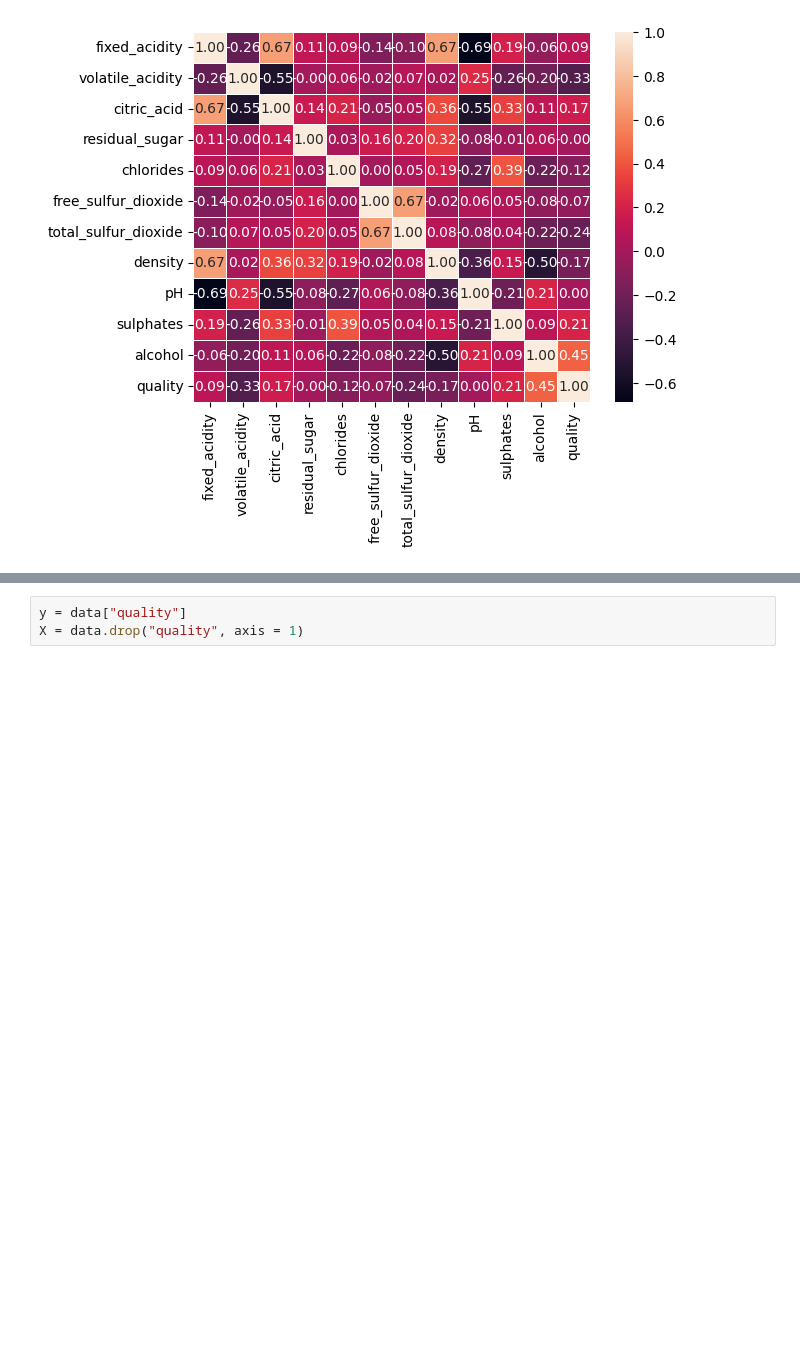
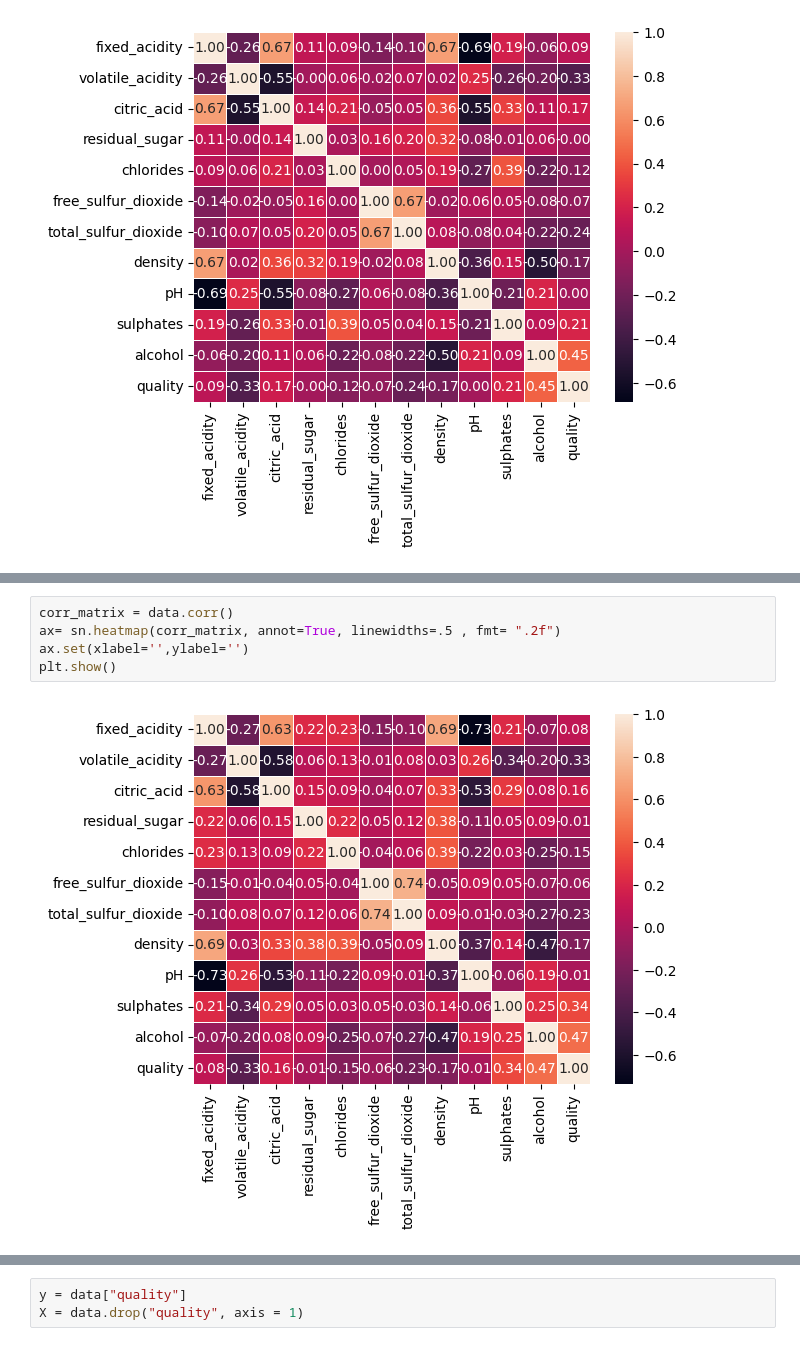
Before and after one commit to erenyl06/AkbankMLBootcamp, a Jupyter notebook: Project.ipynb, the cells around one changed output, grey strips where cells are left out. Drawn from its saved outputs; the diff is of its cells as text; blank space fills up the shorter version.

```diff
--- a/Project.ipynb
+++ b/Project.ipynb
@@ -138,0 +168,7 @@ plt.show()
+# %%
+corr_matrix = data.corr()
+ax= sn.heatmap(corr_matrix, annot=True, linewidths=.5 , fmt= ".2f")
+ax.set(xlabel='',ylabel='')
+plt.show()
+# %% [output]
+[figure, added]
```
Also changed, not shown: parts of 10 cells of this notebook, 1 other file.
